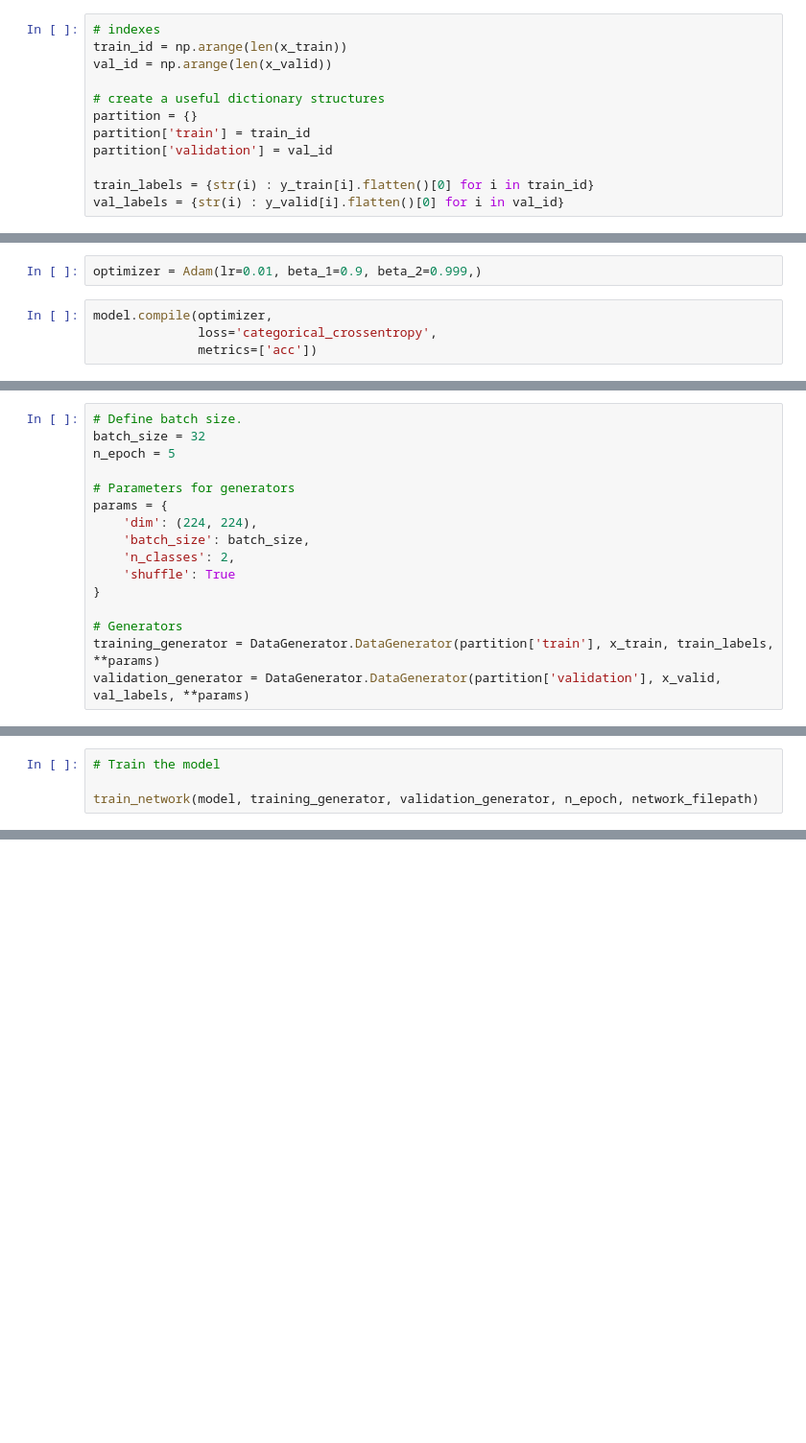
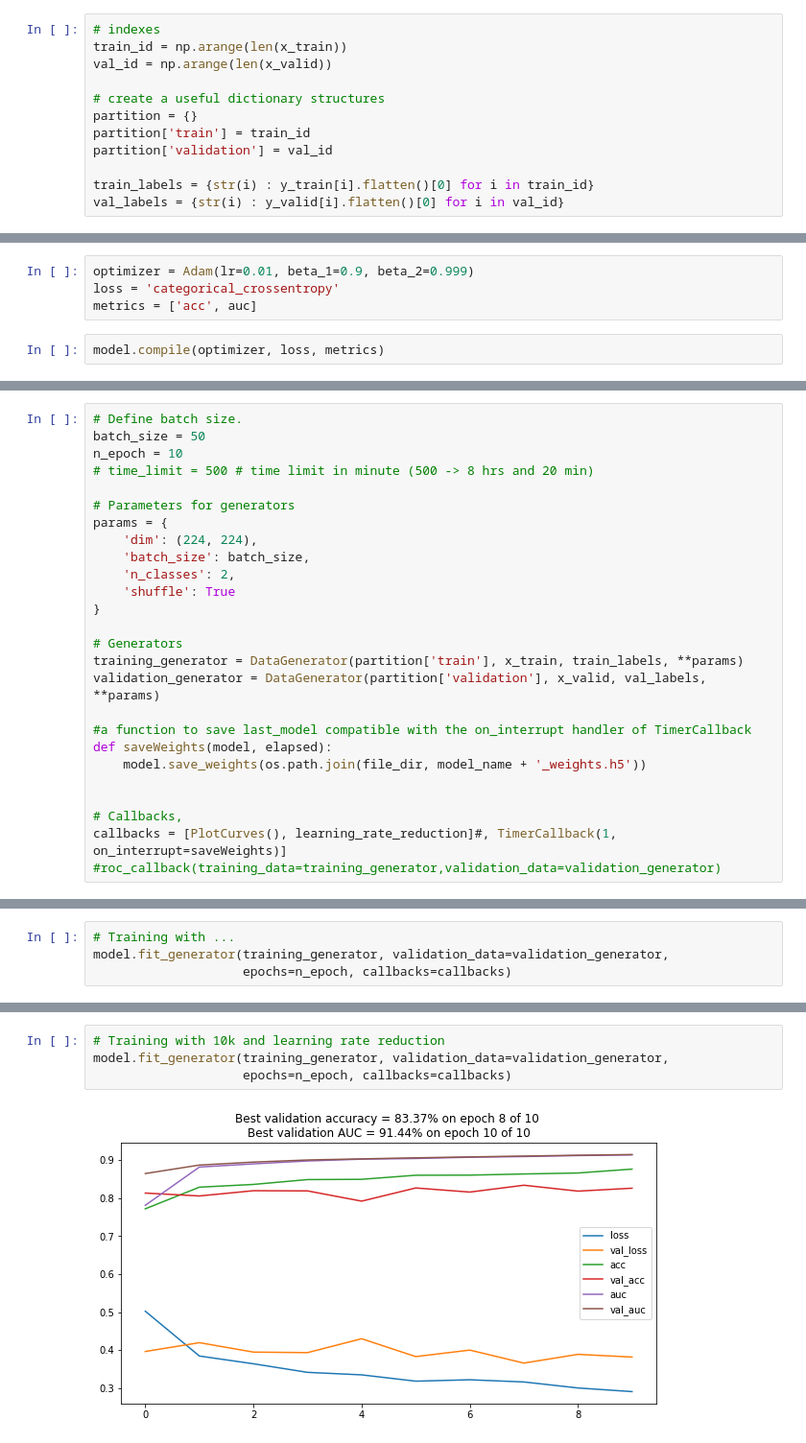
Before and after one commit to simgeekiz/PatchCamelyon, a Jupyter notebook: VGG19.ipynb, the cells around one changed output, grey strips where cells are left out. Shown at 96% size. Cells and saved outputs as stored; diff of their text form; blank space fills up the shorter version.

Commit message:
pretrained networks vgg16,vgg19 and scripting the codes

```diff
--- a/VGG19.ipynb
+++ b/VGG19.ipynb
@@ -132,7 +103,7 @@ _________________________________________________________________
 # %%
-optimizer = Adam(lr=0.01, beta_1=0.9, beta_2=0.999,)
+optimizer = Adam(lr=0.01, beta_1=0.9, beta_2=0.999)
+loss = 'categorical_crossentropy'
+metrics = ['acc', auc]
 # %%
-model.compile(optimizer,
-              loss='categorical_crossentropy',
-              metrics=['acc'])
+model.compile(optimizer, loss, metrics)
 # %% [output]
@@ -196,7 +122,8 @@ def train_network(network, training_generator, validation_generator, n_epoch, ne
 # %%
 # Define batch size.
-batch_size = 32
-n_epoch = 5
+batch_size = 50
+n_epoch = 10
+# time_limit = 500 # time limit in minute (500 -> 8 hrs and 20 min)
 
 # Parameters for generators
 params = {
@@ -207,5 +134,14 @@ params = {
 }
 
 # Generators
-training_generator = DataGenerator.DataGenerator(partition['train'], x_train, train_labels, **params)
-validation_generator = DataGenerator.DataGenerator(partition['validation'], x_valid, val_labels, **params)
+training_generator = DataGenerator(partition['train'], x_train, train_labels, **params)
+validation_generator = DataGenerator(partition['validation'], x_valid, val_labels, **params)
+
+#a function to save last_model compatible with the on_interrupt handler of TimerCallback
+def saveWeights(model, elapsed):
+    model.save_weights(os.path.join(file_dir, model_name + '_weights.h5'))
+
+
+# Callbacks,
+callbacks = [PlotCurves(), learning_rate_reduction]#, TimerCallback(1, on_interrupt=saveWeights)]
+#roc_callback(training_data=training_generator,validation_data=validation_generator)
@@ -221,4 +148,4 @@ else:
 # %%
-# Train the model
-
-train_network(model, training_generator, validation_generator, n_epoch, network_filepath)
+# Training with ...
+model.fit_generator(training_generator, validation_data=validation_generator,
+                    epochs=n_epoch, callbacks=callbacks)
@@ -231,0 +156,6 @@ train_network(model, training_generator, validation_generator, n_epoch, network_
+# %%
+# Training with 10k and learning rate reduction
+model.fit_generator(training_generator, validation_data=validation_generator,
+                    epochs=n_epoch, callbacks=callbacks)
+# %% [output]
+[figure, added]
```
Also changed, not shown: parts of 29 cells of this notebook, 7 other files.
